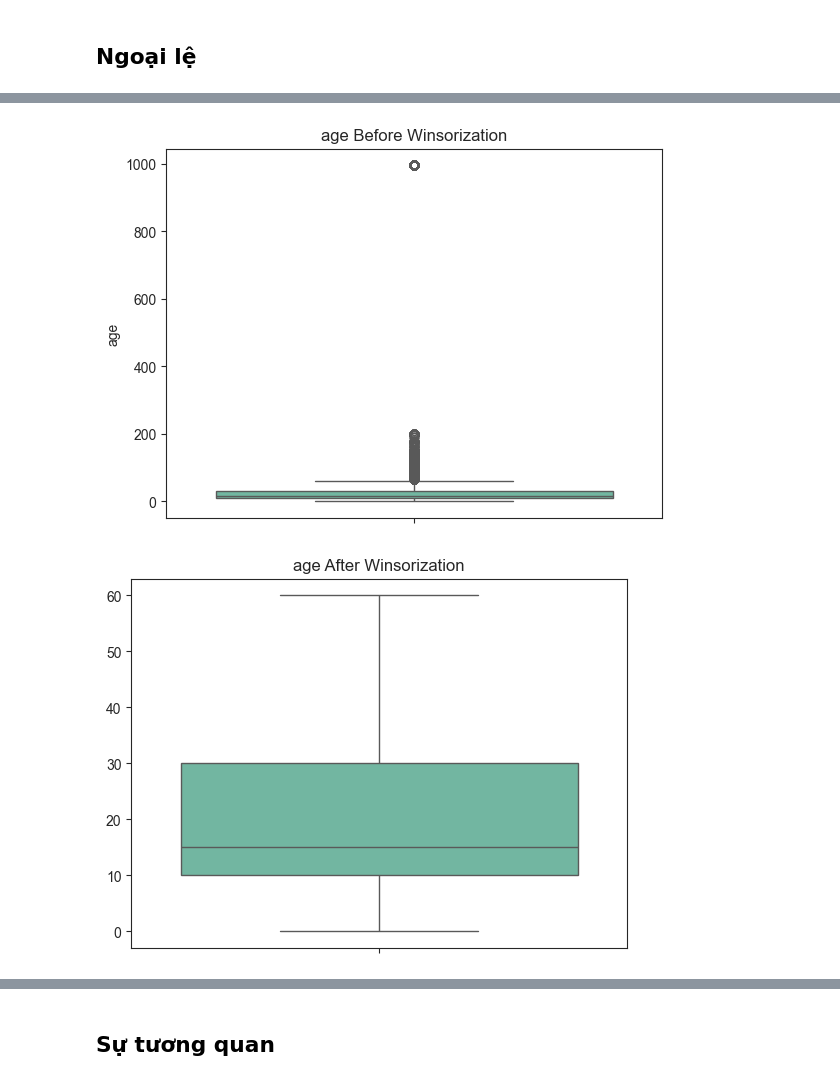
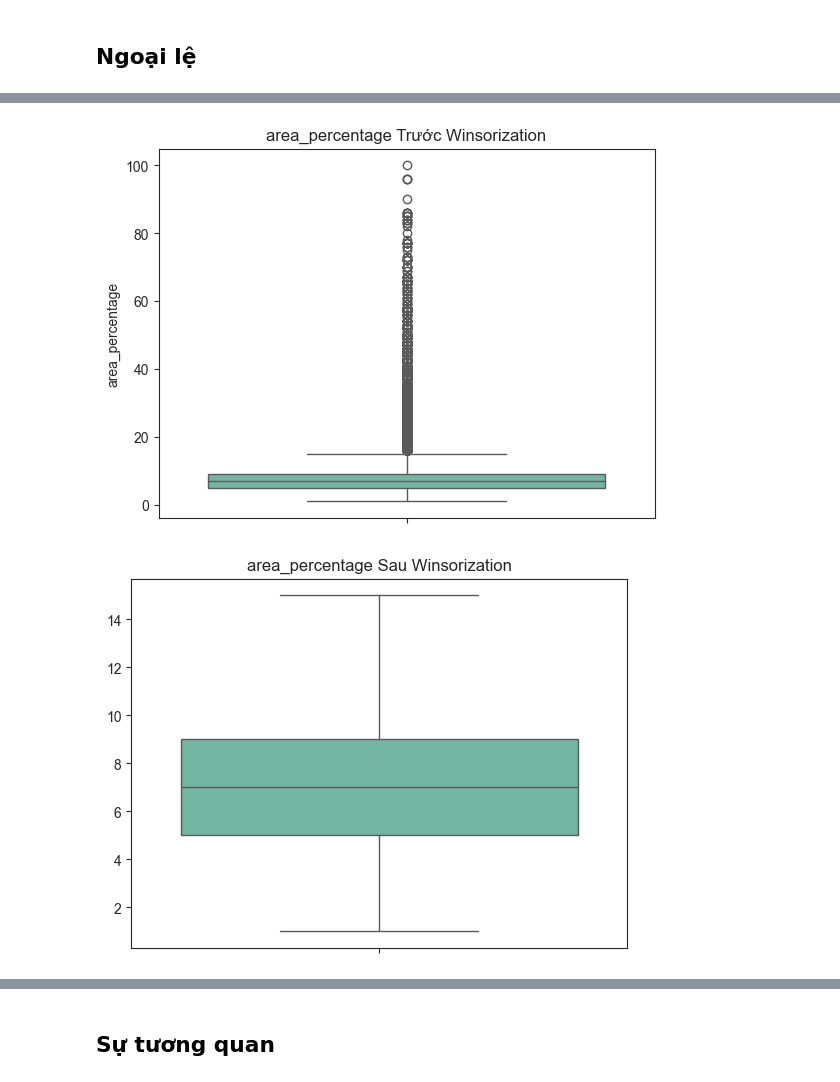
Before and after one commit to hoandhh/ML_Earthquake_Damage, a Jupyter notebook: Final.ipynb, the cells around one changed output, grey strips where cells are left out. Cells and saved outputs as stored; diff of their text form; code cells hidden in the pictures.

```diff
--- a/Final.ipynb
+++ b/Final.ipynb
@@ -440,25 +297,25 @@ Rừng ngẫu nhiên là một mô hình học máy dựa trên cây quyết đ
 # %%
 #Data source
-name = "age"
+name = "area_percentage"
 data = train_value[name]
 
-#Before winsorization
+#Trước winsorization
 sns.boxplot(data)
-plt.title("{} Before Winsorization".format(name))
+plt.title("{} Trước Winsorization".format(name))
 plt.show()
 
 #Winsorization
-winsorized_data = winsorize(data,(0, 0.05))
+winsorized_data = winsorize(data,(0, 0.055))
 
-#After winsorization
+#Sau winsorization
 sns.boxplot(winsorized_data)
-plt.title("{} After Winsorization".format(name))
+plt.title("{} Sau Winsorization".format(name))
 plt.show()
 
 #Replace data in dataset
 train_value[name] = winsorized_data
 # %% [output]
-[figure, old version]
+[figure, new version]
-[figure, old version]
+[figure, new version]
 # %%
 #Data source
```
Also changed, not shown: parts of 56 cells of this notebook.
